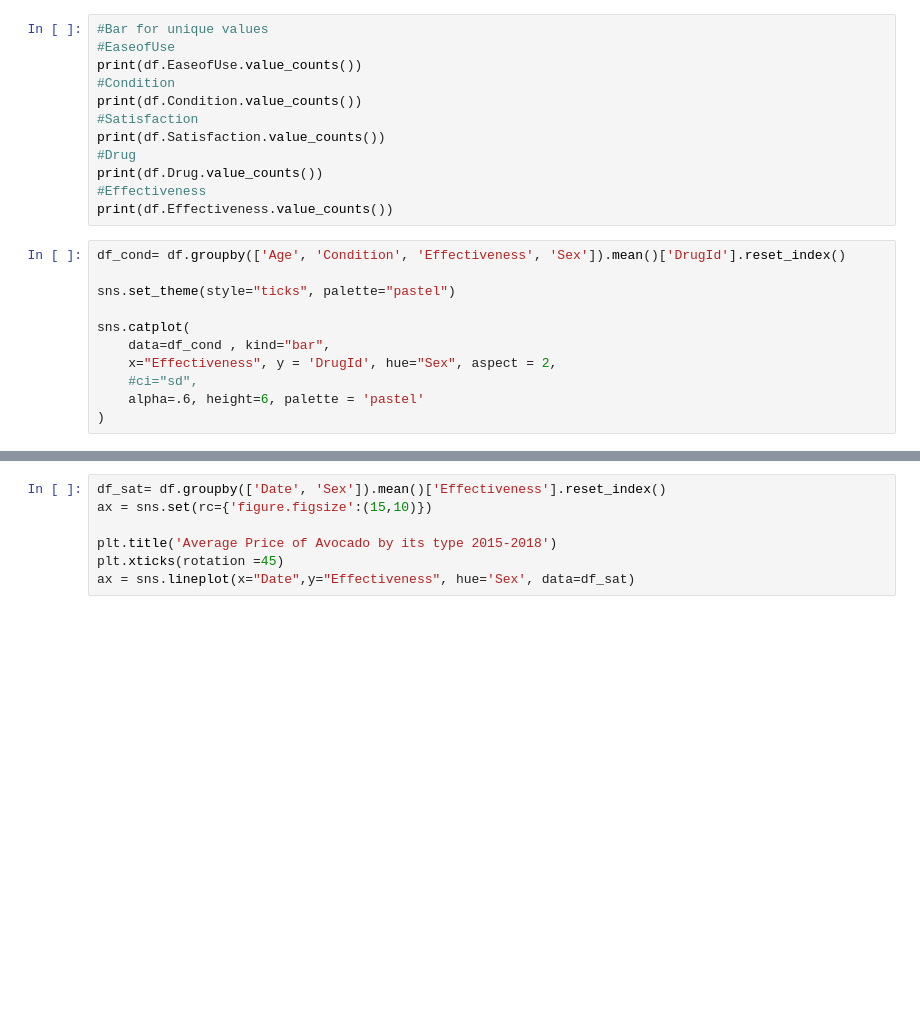
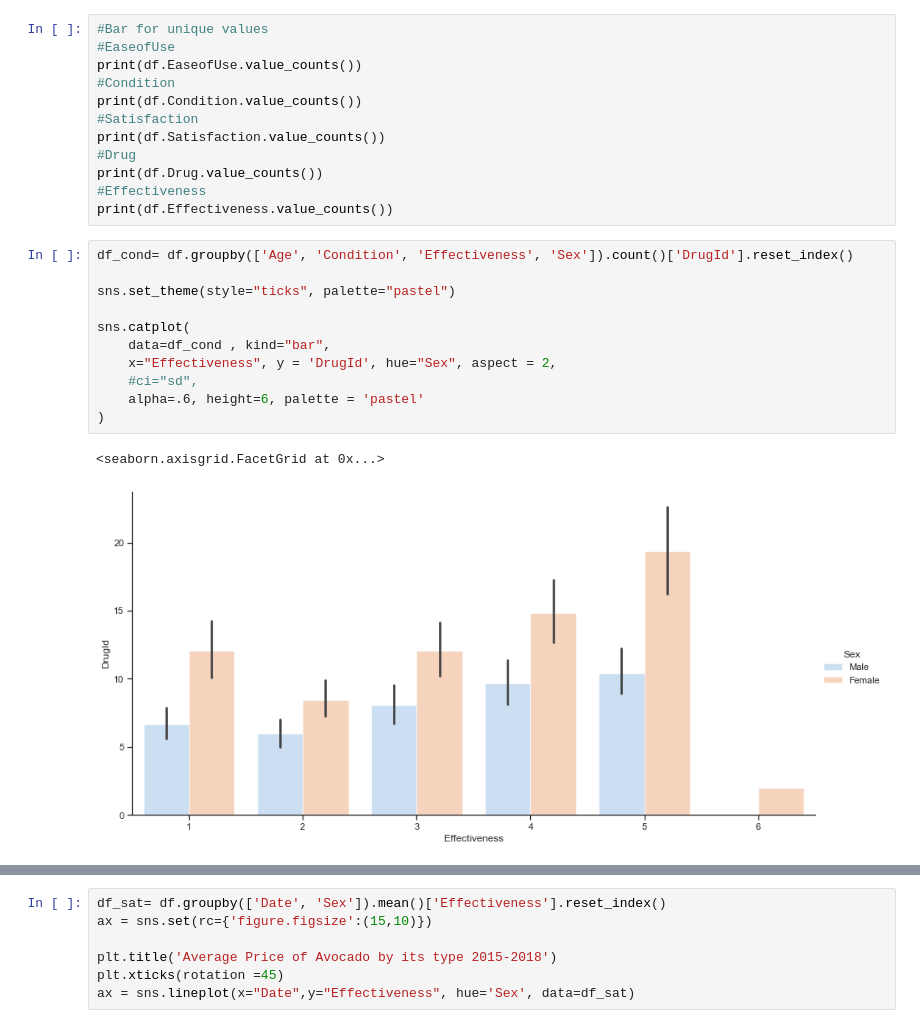
Before and after one commit to kuiros7/PORTFOLIO, a Jupyter notebook: WEBMD.ipynb, the cells around one changed output, grey strips where cells are left out. Saved outputs shown, nothing was run; the diff lists cells and outputs as text; blank space fills up the shorter version.

```diff
--- a/WEBMD.ipynb
+++ b/WEBMD.ipynb
@@ -91,13 +147,16 @@ print(df.Drug.value_counts())
 #Effectiveness
 print(df.Effectiveness.value_counts())
 # %%
-df_cond= df.groupby(['Age', 'Condition', 'Effectiveness', 'Sex']).mean()['DrugId'].reset_index()
+df_cond= df.groupby(['Age', 'Condition', 'Effectiveness', 'Sex']).count()['DrugId'].reset_index()
 
 sns.set_theme(style="ticks", palette="pastel")
 
 sns.catplot(
     data=df_cond , kind="bar",
     x="Effectiveness", y = 'DrugId', hue="Sex", aspect = 2,
     #ci="sd",
     alpha=.6, height=6, palette = 'pastel'
 )
+# %% [output]
+<seaborn.axisgrid.FacetGrid at 0x...>
+[figure, added]
```
Also changed, not shown: parts of 8 cells of this notebook.
